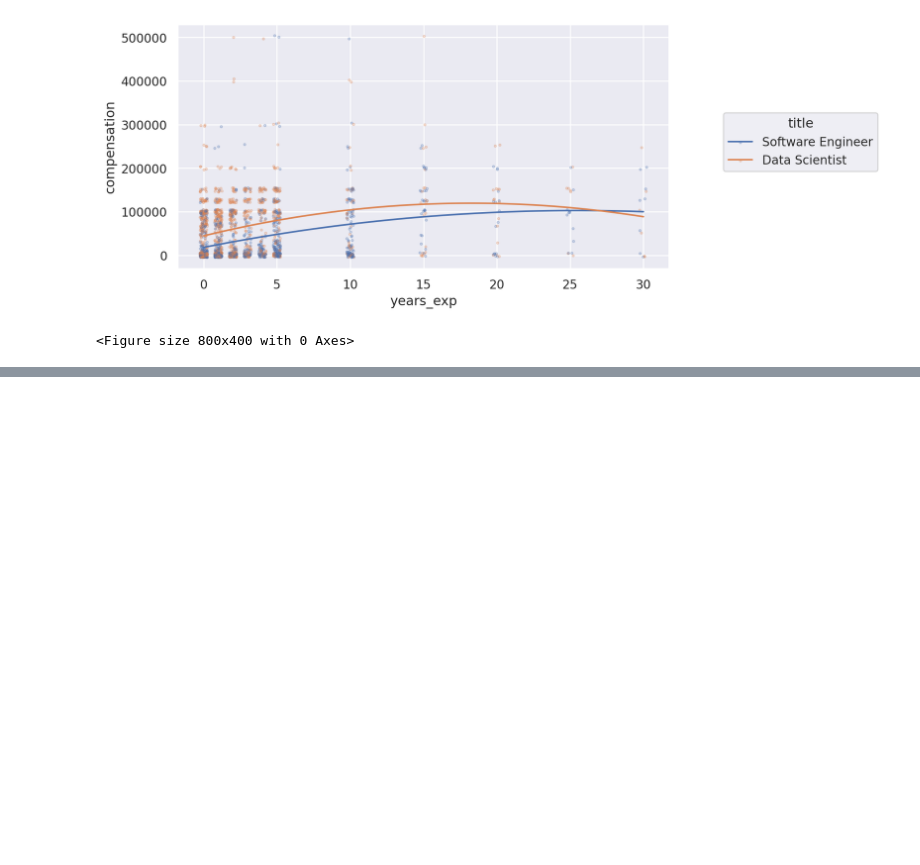
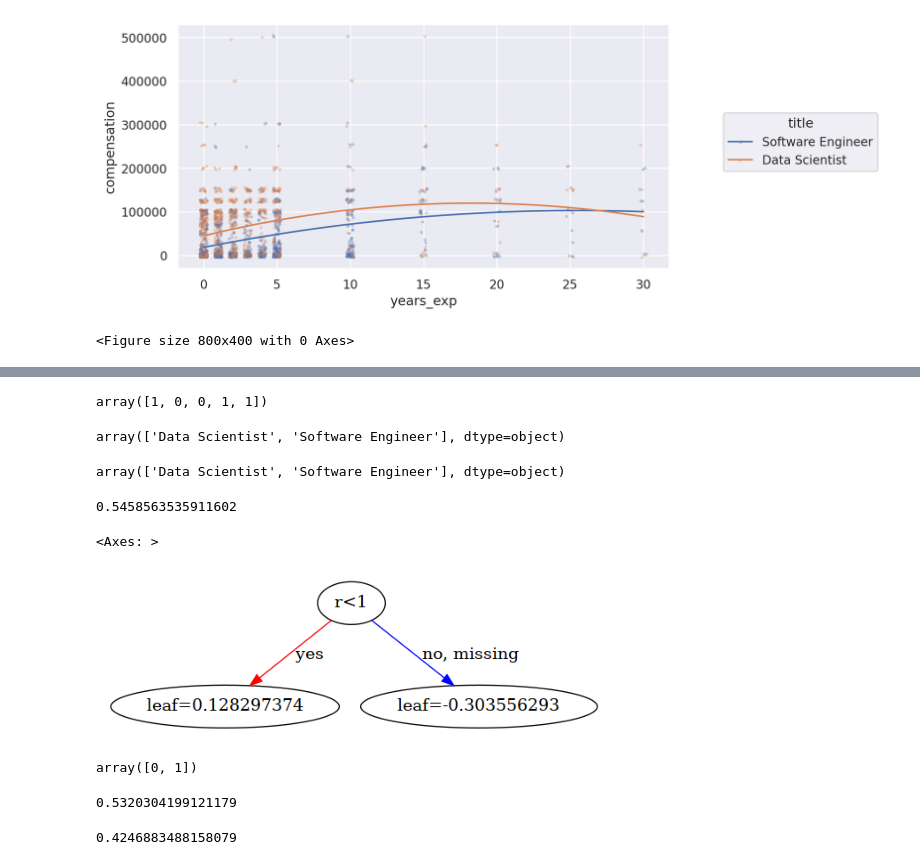
Before and after one commit to ldselvera/effective-xgboost, a Jupyter notebook: notebooks/datasets.ipynb, the cells around one changed output, grey strips where cells are left out. Drawn from its saved outputs; the diff is of its cells as text; code cells hidden in the pictures; blank space fills up the shorter version.

```diff
--- a/notebooks/datasets.ipynb
+++ b/notebooks/datasets.ipynb
@@ -341,0 +416,30 @@ fig = plt.figure(figsize=(8, 4))
+# %%
+label_encoder = preprocessing.LabelEncoder()
+y_train = label_encoder.fit_transform(kag_y_train)
+y_test = label_encoder.transform(kag_y_test)
+y_test[:5]
+# %% [output]
+array([1, 0, 0, 1, 1])
+# %%
+label_encoder.classes_
+# %% [output]
+array(['Data Scientist', 'Software Engineer'], dtype=object)
+# %%
+label_encoder.inverse_transform([0, 1])
+# %% [output]
+array(['Data Scientist', 'Software Engineer'], dtype=object)
+# %%
+kag_stump = xgb.XGBClassifier(n_estimators=1, max_depth=1)
+kag_stump.fit(X_train, y_train)
+kag_stump.score(X_test, y_test)
+# %% [output]
+0.5458563535911602
+# %%
+xgb.plot_tree(kag_stump, num_trees=0)
+# %% [output]
+<Axes: >
+[figure, added]
+# %%
+kag_stump.classes_
+# %% [output]
+array([0, 1])
@@ -341,0 +466,8 @@ fig = plt.figure(figsize=(8, 4))
+# %%
+inv_logit(.128297374)
+# %% [output]
+0.5320304199121179
+# %%
+inv_logit(-0.303556293)
+# %% [output]
+0.4246883488158079
```
Also changed, not shown: parts of 24 cells of this notebook, 1 other file.
